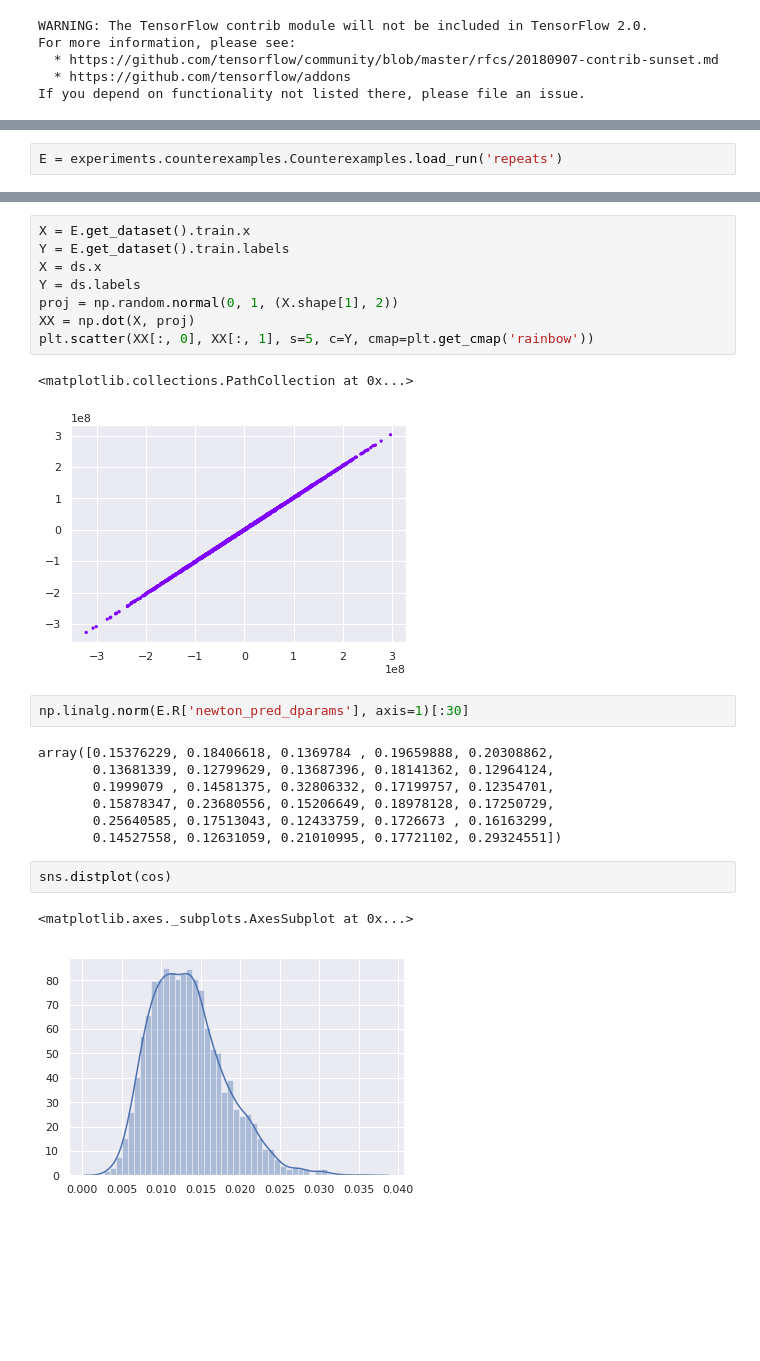
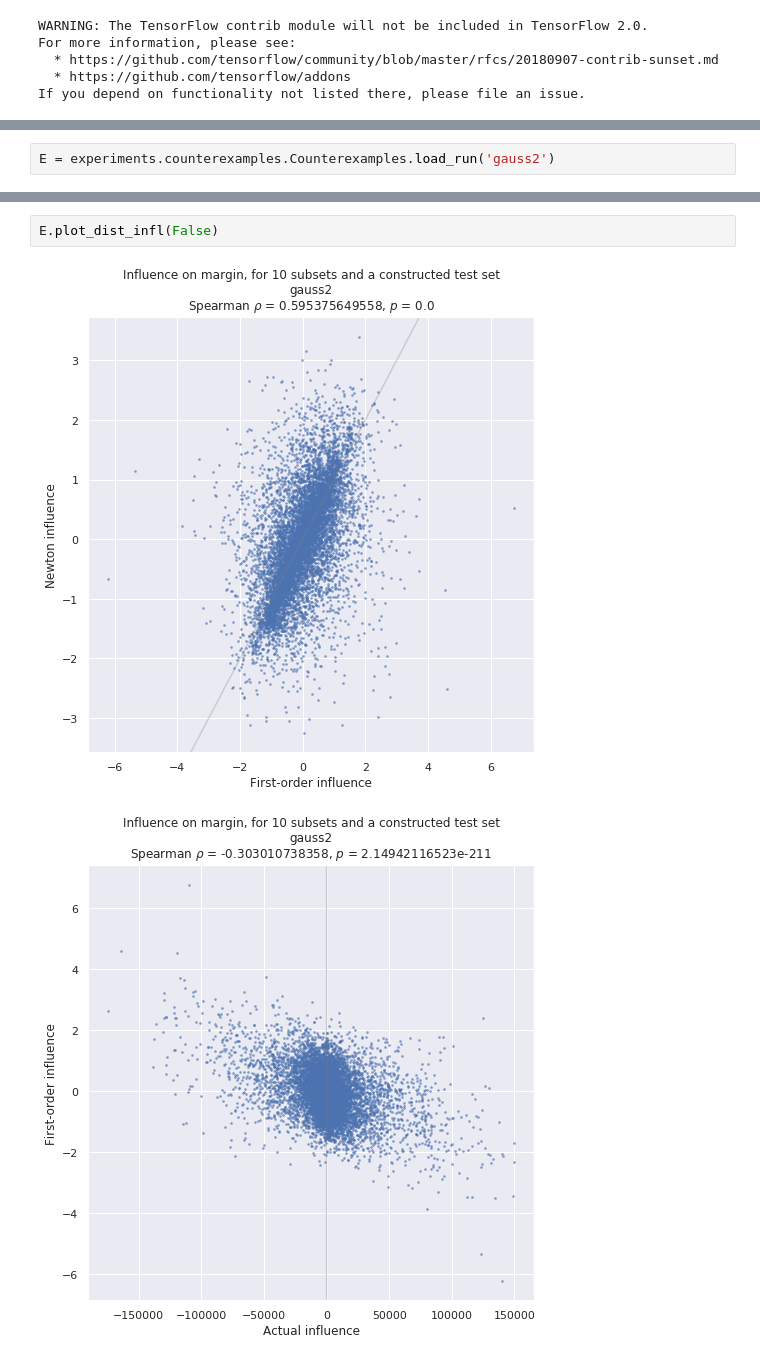
Before and after one commit to bbbert/influence-release, a Jupyter notebook: scripts/counterexamples.ipynb, the cells around one changed output, grey strips where cells are left out. Cells and saved outputs as stored; diff of their text form; blank space fills up the shorter version.

Commit message:
Tweaking plots

```diff
--- a/scripts/counterexamples.ipynb
+++ b/scripts/counterexamples.ipynb
@@ -46,4 +46,4 @@ Experiment counterexamples: run gauss2 completed in 25.4691290855 seconds.
 # %%
-E = experiments.counterexamples.Counterexamples.load_run('repeats')
+E = experiments.counterexamples.Counterexamples.load_run('gauss2')
 # %% [output]
 Loading phase 0-generate_datasets from previous run:
@@ -109,25 +58,5 @@ Margin gradients computed: 2000/2000
-# %%
-X = E.get_dataset().train.x
-Y = E.get_dataset().train.labels
-X = ds.x
-Y = ds.labels
-proj = np.random.normal(0, 1, (X.shape[1], 2))
-XX = np.dot(X, proj)
-plt.scatter(XX[:, 0], XX[:, 1], s=5, c=Y, cmap=plt.get_cmap('rainbow'))
-# %% [output]
-<matplotlib.collections.PathCollection at 0x...>
-[figure, removed]
-# %%
-np.linalg.norm(E.R['newton_pred_dparams'], axis=1)[:30]
-# %% [output]
-array([0.15376229, 0.18406618, 0.1369784 , 0.19659888, 0.20308862,
-       0.13681339, 0.12799629, 0.13687396, 0.18141362, 0.12964124,
-       0.1999079 , 0.14581375, 0.32806332, 0.17199757, 0.12354701,
-       0.15878347, 0.23680556, 0.15206649, 0.18978128, 0.17250729,
-       0.25640585, 0.17513043, 0.12433759, 0.1726673 , 0.16163299,
-       0.14527558, 0.12631059, 0.21010995, 0.17721102, 0.29324551])
-# %%
-sns.distplot(cos)
-# %% [output]
-<matplotlib.axes._subplots.AxesSubplot at 0x...>
-[figure, removed]
+# %%
+E.plot_dist_infl(False)
+# %% [output]
+[figure, added]
+[figure, added]
```
Also changed, not shown: parts of 10 cells of this notebook, 1 other file.
